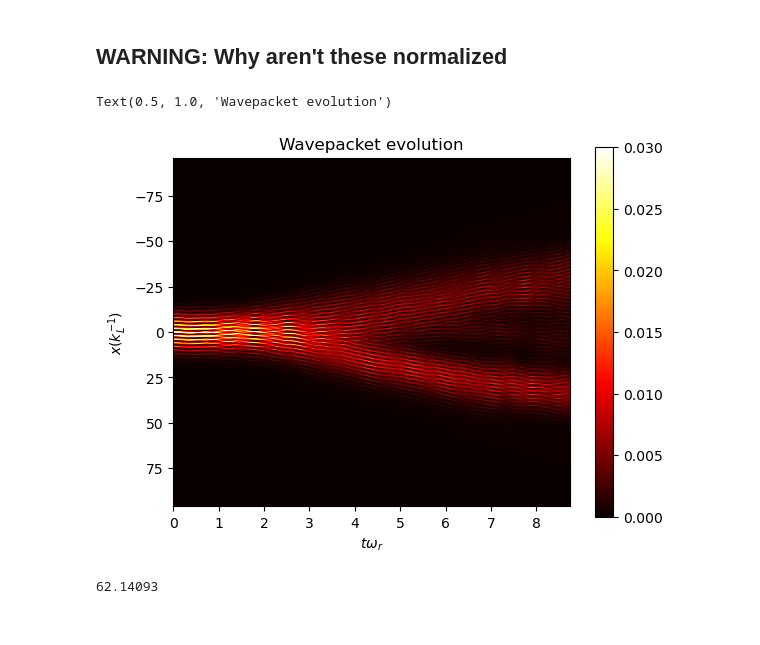
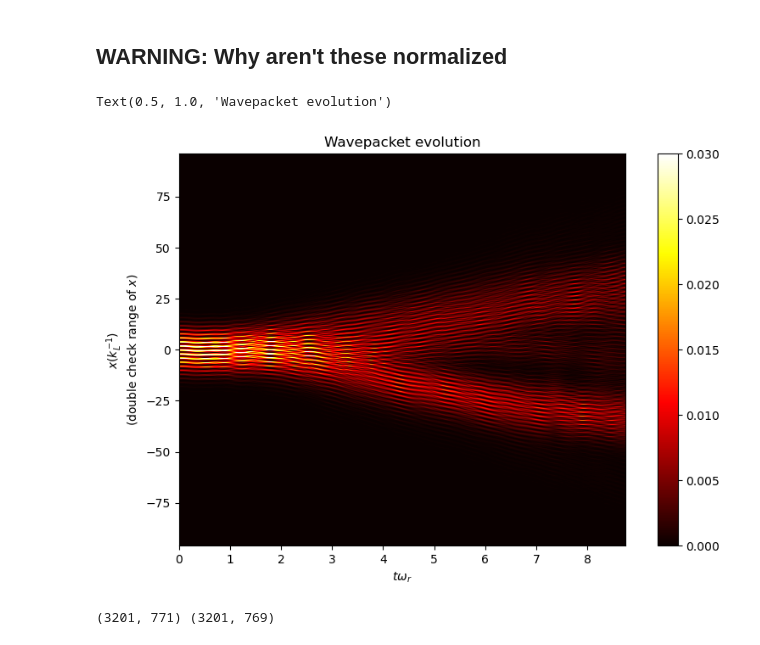
Before and after one commit to rootware/lattice_evolution, a Jupyter notebook: Python/realistic.ipynb, the cells around one changed output. Cells and saved outputs as stored; diff of their text form; code cells hidden in the pictures.

```diff
--- a/Python/realistic.ipynb
+++ b/Python/realistic.ipynb
@@ -57,15 +56,16 @@ myfft_reshaped=np.concatenate( (myfft[:,halfway:], myfft[:,0:halfway+1]), axis=1
 temp = np.square(np.abs(myfft_reshaped));
 myfft_reshaped_rescaled = np.array ( [ temp[m,:]/np.sum(temp[m,:])    for m in range(len(myfft_reshaped)) ] )
 # %%
-plt.imshow(myfft_reshaped_rescaled.T, cmap="hot",aspect="0.04", vmax=0.03, extent=[data[0,2],data[-1,2],96, -96 ])
+fig =plt.figure(figsize = (10,6))
+plt.imshow(myfft_reshaped_rescaled.T, cmap="hot",aspect="0.04", vmax=0.03, extent=[data[0,2],data[-1,2], -96, 96])
 plt.colorbar()
 plt.xlabel("$t\omega_r$")
-plt.ylabel("$x (k_L^{-1})$")
+plt.ylabel("$x (k_L^{-1})$ \n(double check range of $x$)")
 plt.title("Wavepacket evolution")
 # %% [output]
 Text(0.5, 1.0, 'Wavepacket evolution')
-[figure, old version]
+[figure, new version]
-# %%
-np.sum(np.square(np.abs(myfft_reshaped))[0,:])
-# %% [output]
-62.14093
+# %%
+print(myfft_reshaped_rescaled.shape, data_subtracted.shape)
+# %% [output]
+(3201, 771) (3201, 769)
```
Also changed, not shown: parts of 2 cells of this notebook, 2 other files.
